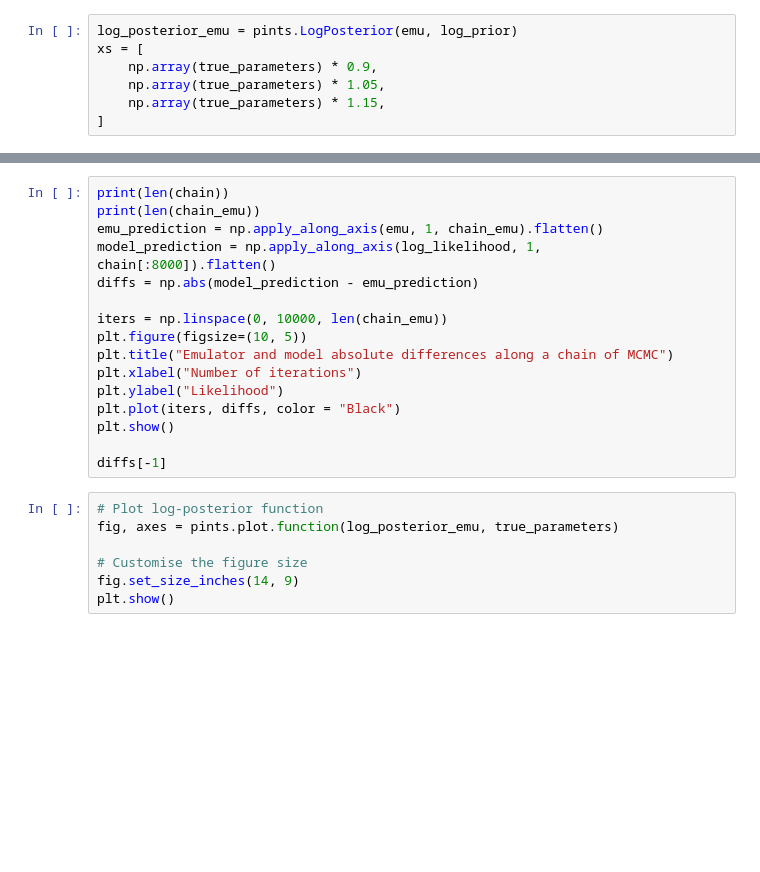
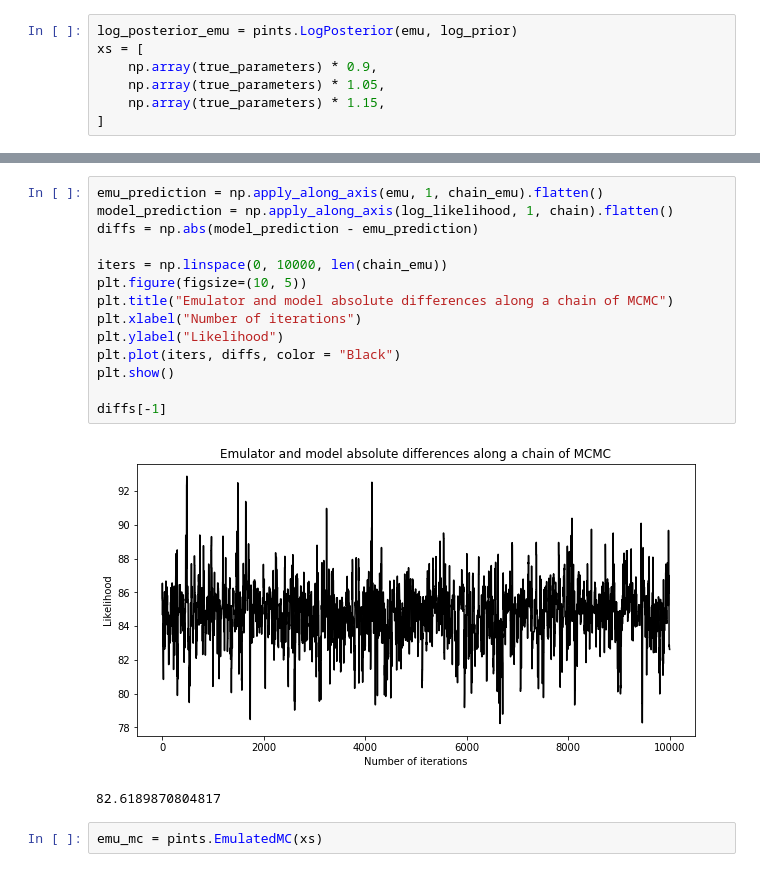
Before and after one commit to lisaplag/pints, a Jupyter notebook: examples/emulators/first-example-new.ipynb, the cells around one changed output, grey strips where cells are left out. Saved outputs shown, nothing was run; the diff lists cells and outputs as text; blank space fills up the shorter version.

```diff
--- a/examples/emulators/first-example-new.ipynb
+++ b/examples/emulators/first-example-new.ipynb
@@ -519,23 +566,19 @@ plt.show()
 # %%
-print(len(chain))
-print(len(chain_emu))
 emu_prediction = np.apply_along_axis(emu, 1, chain_emu).flatten()
-model_prediction = np.apply_along_axis(log_likelihood, 1, chain[:8000]).flatten()
+model_prediction = np.apply_along_axis(log_likelihood, 1, chain).flatten()
 diffs = np.abs(model_prediction - emu_prediction)
 
 iters = np.linspace(0, 10000, len(chain_emu))
 plt.figure(figsize=(10, 5))
 plt.title("Emulator and model absolute differences along a chain of MCMC")
 plt.xlabel("Number of iterations")
 plt.ylabel("Likelihood")
 plt.plot(iters, diffs, color = "Black")
 plt.show()
 
 diffs[-1]
+# %% [output]
+[figure, added]
+82.6189870804817
-# %%
-# Plot log-posterior function
-fig, axes = pints.plot.function(log_posterior_emu, true_parameters)
-
-# Customise the figure size
-fig.set_size_inches(14, 9)
-plt.show()
+# %%
+emu_mc = pints.EmulatedMC(xs)
```
Also changed, not shown: parts of 26 cells of this notebook, 4 other files.
